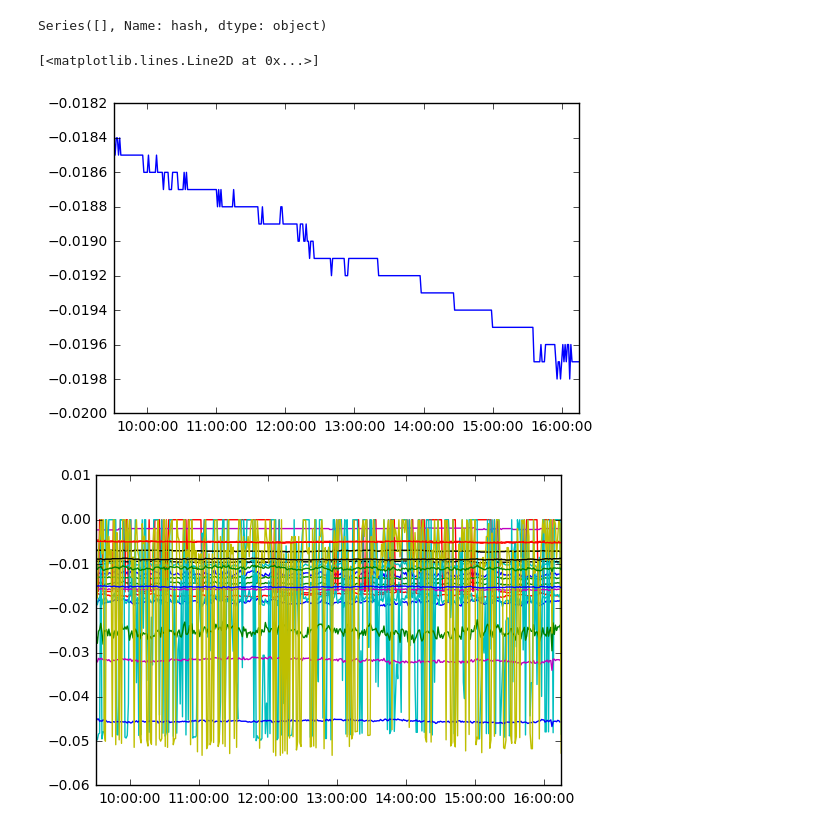
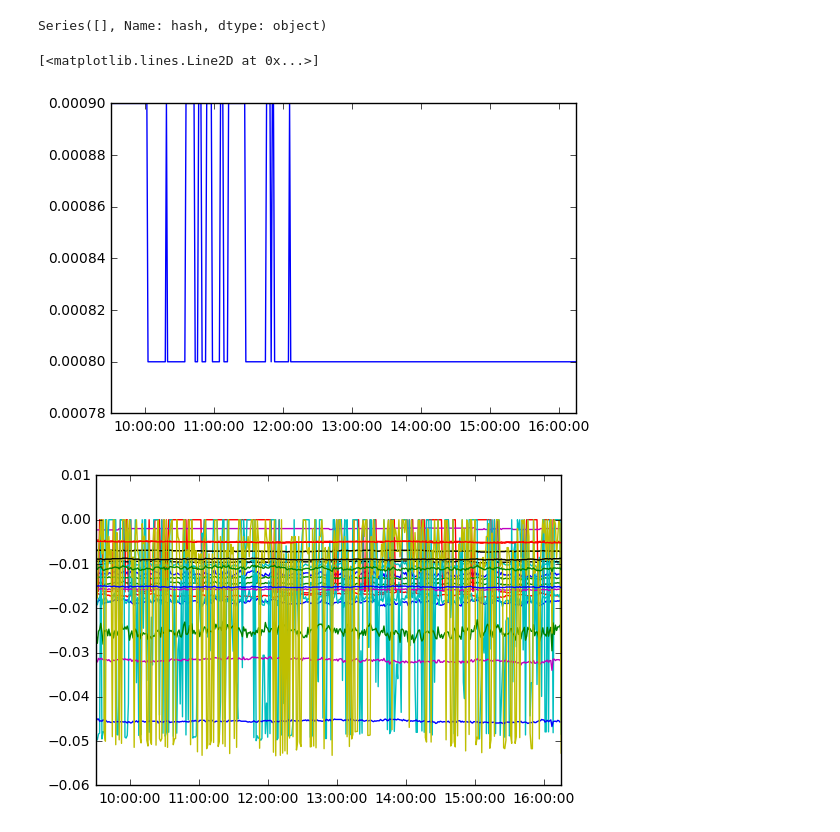
Before and after one commit to DexterAntonio/SPXDataP, a Jupyter notebook: SPXdataNotebook.ipynb, the cells around one changed output. Saved outputs shown, nothing was run; the diff lists cells and outputs as text; code cells hidden in the pictures.

```diff
--- a/SPXdataNotebook.ipynb
+++ b/SPXdataNotebook.ipynb
@@ -72,13 +73,13 @@ def getTimeSeries(pdRowList,yValue):
     return {'time':time,'y':price}
 # %%
 #uses the get Time series function to get the time and plot it versus the datetime
-ts = getTimeSeries(optionD["JBG|2009-03-31|145.0|C"],'theta')
+ts = getTimeSeries(optionD["JBG|2009-03-31|145.0|C"],'vega')
 t = ts['time']
 y = ts['y']
 plt.plot(t,y)
 # %% [output]
 [<matplotlib.lines.Line2D at 0x...>]
-[figure, old version]
+[figure, new version]
 # %%
 #this just plots a lot of things. It doesn't work that well
 i = 0
```
Also changed, not shown: parts of 1 cell of this notebook.
